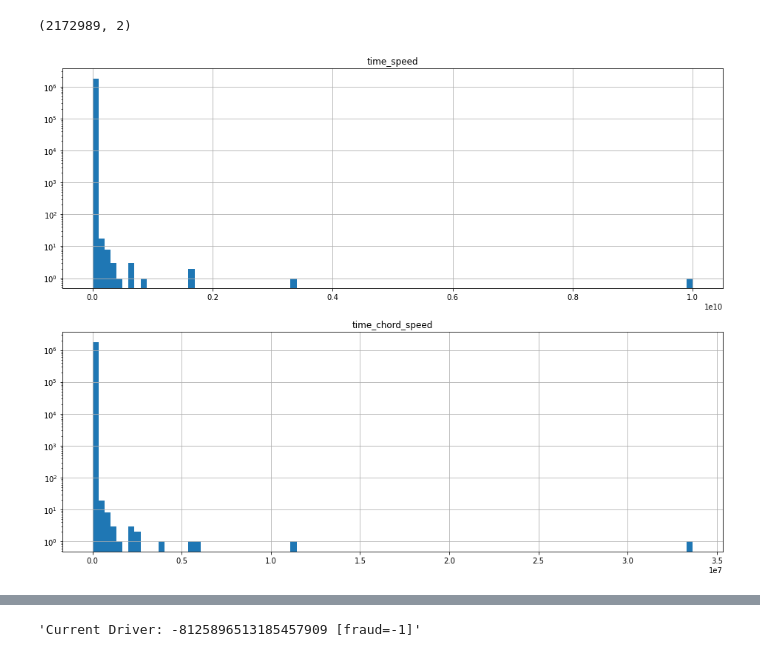
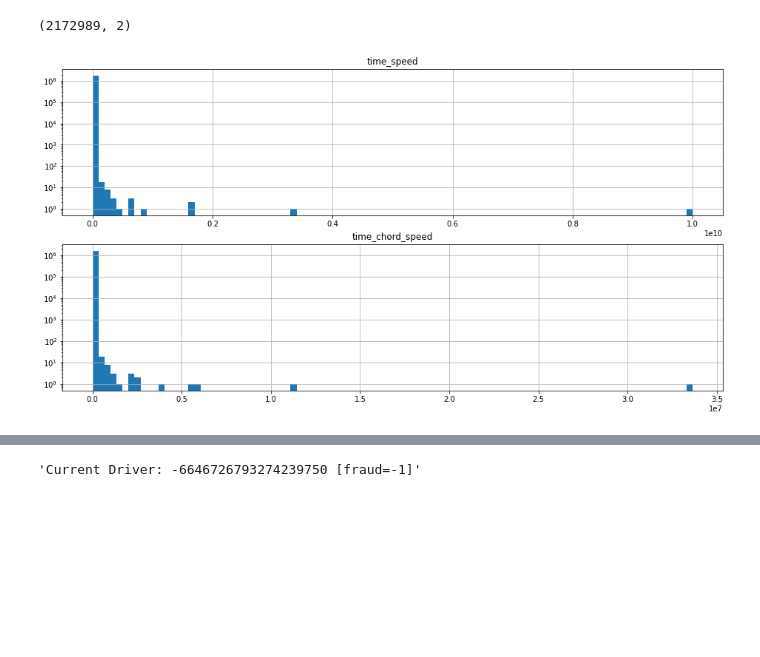
Before and after one commit to cherninkiy/made-2021_fraud_detection_project, a Jupyter notebook: notebooks/accel_eda.ipynb, the cells around one changed output, grey strips where cells are left out. Cells and saved outputs as stored; diff of their text form; code cells hidden in the pictures; blank space fills up the shorter version.

```diff
--- a/notebooks/accel_eda.ipynb
+++ b/notebooks/accel_eda.ipynb
@@ -205,21 +205,21 @@ describe(df_accel[["time_speed", "time_chord_speed"]])
 | time_chord_speed | float64 | 2172989.0 | 100.234093 | 2.521782e+04 | 0.0 | 0.299484 | 20.289695 | 75.176983 | 3.364727e+07 |
 (2172989, 2)
 # %%
-plt.figure(figsize=(16,12))
+plt.figure(figsize=(16,8))
 
 plt.subplot(211)
 df_accel["time_speed"][df_accel["time_speed"].round(0) > 0.0].hist(bins=100)
 plt.yscale("log")
 plt.title("time_speed")
 
 plt.subplot(212)
-df_accel["time_chord_speed"][df_accel["time_speed"].round(0) > 0.0].hist(bins=100)
+df_accel["time_chord_speed"][df_accel["time_chord_speed"].round(0) > 0.0].hist(bins=100)
 plt.yscale("log")
 plt.title("time_chord_speed")
 
 plt.show()
 # %% [output]
-[figure, old version]
+[figure, new version]
 # %%
 describe(df_accel)
 # %% [output]
@@ -271,10 +271,10 @@ else:
     cur_driver = np.random.choice(df_accel["driver_hash"].unique())
 
 # пример водителя в большим количесвтом сматченных точек
-# cur_driver = -6646726793274239750
+cur_driver = -6646726793274239750
 
 fraud = df_accel.loc[df_accel["driver_hash"] == cur_driver,"fraud"].values[0]
 display(f"Current Driver: {cur_driver} [fraud={fraud}]")
 # %% [output]
-'Current Driver: -8125896513185457909 [fraud=-1]'
+'Current Driver: -6646726793274239750 [fraud=-1]'
 # %%
```
Also changed, not shown: parts of 5 cells of this notebook.
